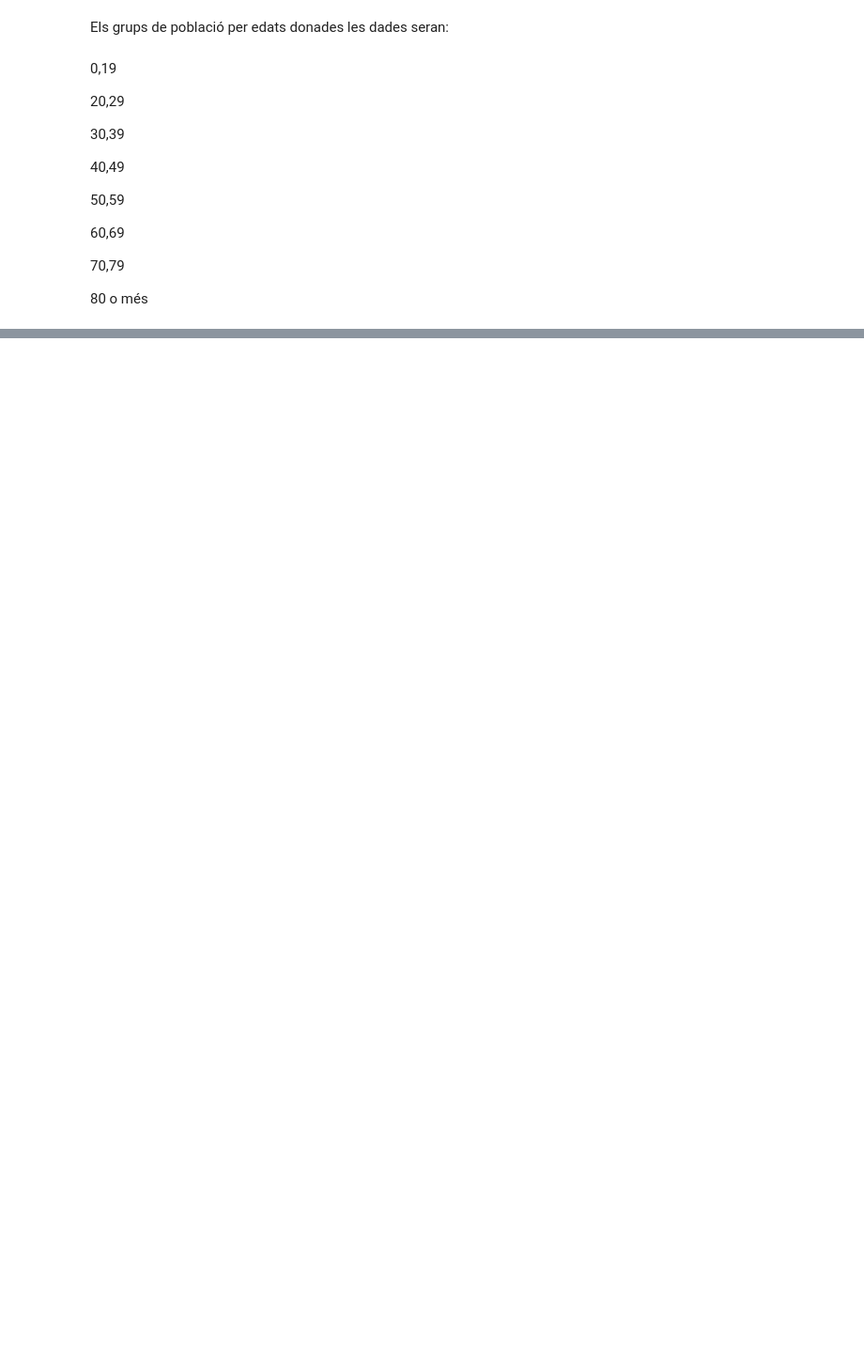
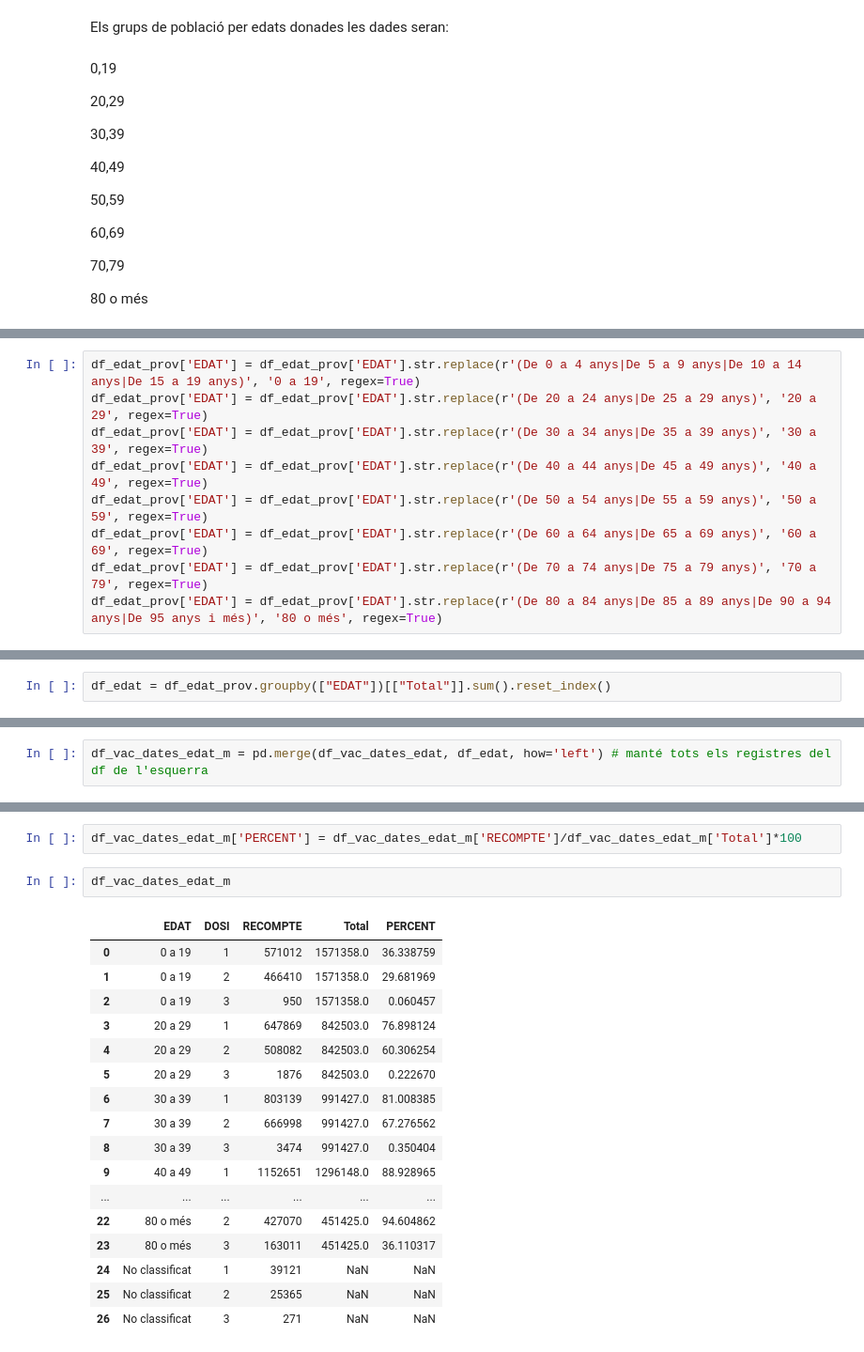
Before and after one commit to JosepAnSabate/Impacte-Covid19-per-estat-de-vacunacio, a Jupyter notebook: scripts/afectivitat_vacuna_covid.ipynb, the cells around one changed output, grey strips where cells are left out. Shown at 94% size. Saved outputs shown, nothing was run; the diff lists cells and outputs as text; blank space fills up the shorter version.

```diff
--- a/scripts/afectivitat_vacuna_covid.ipynb
+++ b/scripts/afectivitat_vacuna_covid.ipynb
@@ -116,0 +397,9 @@ df_unisex_targ_date
+# %%
+df_edat_prov['EDAT'] = df_edat_prov['EDAT'].str.replace(r'(De 0 a 4 anys|De 5 a 9 anys|De 10 a 14 anys|De 15 a 19 anys)', '0 a 19', regex=True)
+df_edat_prov['EDAT'] = df_edat_prov['EDAT'].str.replace(r'(De 20 a 24 anys|De 25 a 29 anys)', '20 a 29', regex=True)
+df_edat_prov['EDAT'] = df_edat_prov['EDAT'].str.replace(r'(De 30 a 34 anys|De 35 a 39 anys)', '30 a 39', regex=True)
+df_edat_prov['EDAT'] = df_edat_prov['EDAT'].str.replace(r'(De 40 a 44 anys|De 45 a 49 anys)', '40 a 49', regex=True)
+df_edat_prov['EDAT'] = df_edat_prov['EDAT'].str.replace(r'(De 50 a 54 anys|De 55 a 59 anys)', '50 a 59', regex=True)
+df_edat_prov['EDAT'] = df_edat_prov['EDAT'].str.replace(r'(De 60 a 64 anys|De 65 a 69 anys)', '60 a 69', regex=True)
+df_edat_prov['EDAT'] = df_edat_prov['EDAT'].str.replace(r'(De 70 a 74 anys|De 75 a 79 anys)', '70 a 79', regex=True)
+df_edat_prov['EDAT'] = df_edat_prov['EDAT'].str.replace(r'(De 80 a 84 anys|De 85 a 89 anys|De 90 a 94 anys|De 95 anys i més)', '80 o més', regex=True)
@@ -116,0 +426,2 @@ df_unisex_targ_date
+# %%
+df_edat = df_edat_prov.groupby(["EDAT"])[["Total"]].sum().reset_index()
@@ -116,0 +453,2 @@ df_unisex_targ_date
+# %%
+df_vac_dates_edat_m = pd.merge(df_vac_dates_edat, df_edat, how='left') # manté tots els registres del df de l'esquerra
@@ -116,0 +475,22 @@ df_unisex_targ_date
+# %%
+df_vac_dates_edat_m['PERCENT'] = df_vac_dates_edat_m['RECOMPTE']/df_vac_dates_edat_m['Total']*100
+# %%
+df_vac_dates_edat_m
+# %% [output]
+|  | EDAT | DOSI | RECOMPTE | Total | PERCENT |
+| 0 | 0 a 19 | 1 | 571012 | 1571358.0 | 36.338759 |
+| 1 | 0 a 19 | 2 | 466410 | 1571358.0 | 29.681969 |
+| 2 | 0 a 19 | 3 | 950 | 1571358.0 | 0.060457 |
+| 3 | 20 a 29 | 1 | 647869 | 842503.0 | 76.898124 |
+| 4 | 20 a 29 | 2 | 508082 | 842503.0 | 60.306254 |
+| 5 | 20 a 29 | 3 | 1876 | 842503.0 | 0.222670 |
+| 6 | 30 a 39 | 1 | 803139 | 991427.0 | 81.008385 |
+| 7 | 30 a 39 | 2 | 666998 | 991427.0 | 67.276562 |
+| 8 | 30 a 39 | 3 | 3474 | 991427.0 | 0.350404 |
+| 9 | 40 a 49 | 1 | 1152651 | 1296148.0 | 88.928965 |
+| ... | ... | ... | ... | ... | ... |
+| 22 | 80 o més | 2 | 427070 | 451425.0 | 94.604862 |
+| 23 | 80 o més | 3 | 163011 | 451425.0 | 36.110317 |
+| 24 | No classificat | 1 | 39121 | NaN | NaN |
+| 25 | No classificat | 2 | 25365 | NaN | NaN |
+| 26 | No classificat | 3 | 271 | NaN | NaN |
```
Also changed, not shown: parts of 46 cells of this notebook, 3 other files.
